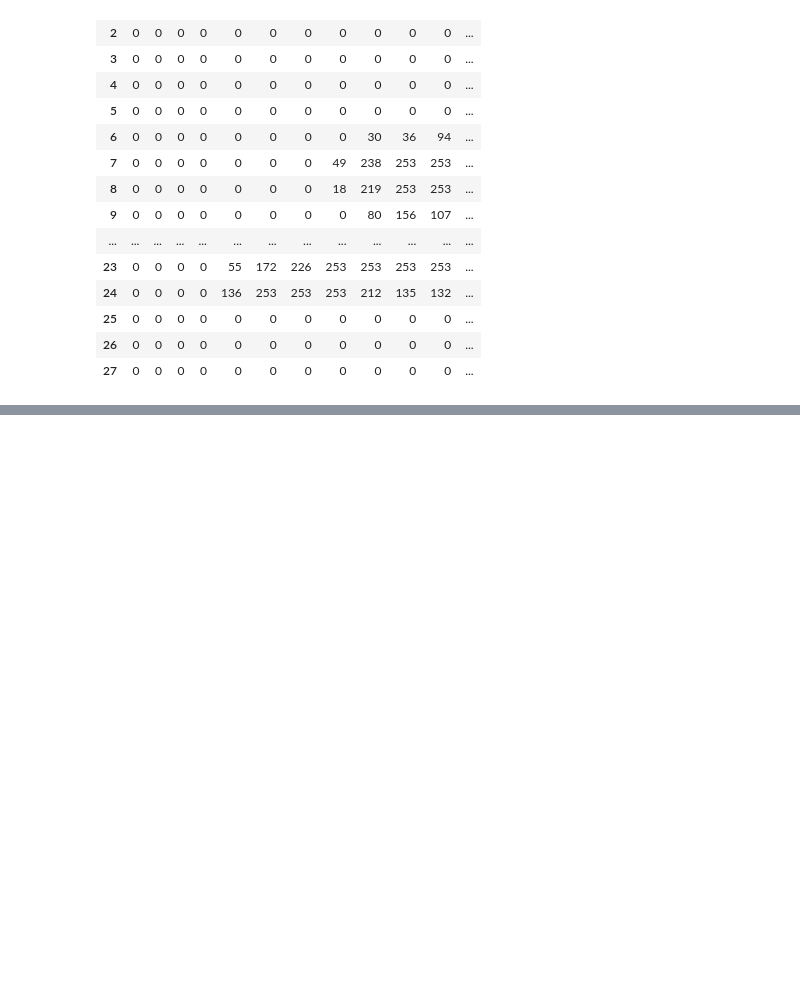
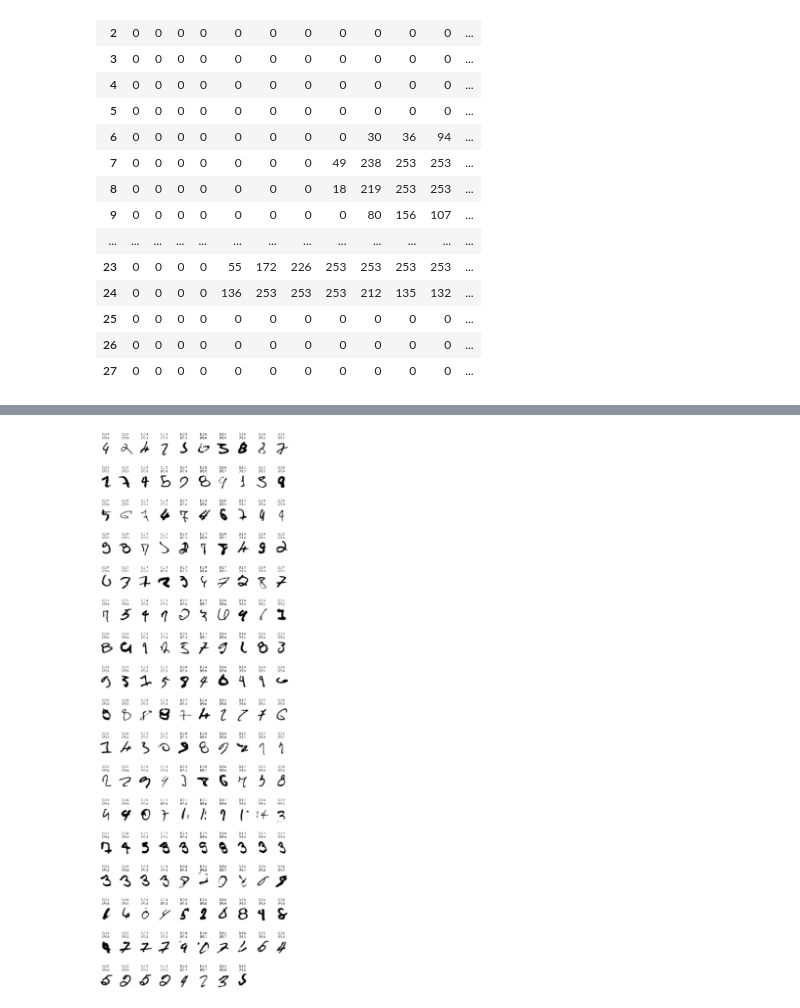
Before and after one commit to alrb2005/MechaineLearing-0716-, a Jupyter notebook: mlp.ipynb, the cells around one changed output, grey strips where cells are left out. Drawn from its saved outputs; the diff is of its cells as text; code cells hidden in the pictures; blank space fills up the shorter version.

```diff
--- a/mlp.ipynb
+++ b/mlp.ipynb
@@ -57,0 +68,6 @@ model.summary()
+# %%
+from tensorflow.keras.losses import CategoricalCrossentropy
+from tensorflow.keras.optimizers import Adam
+model.compile(loss=CategoricalCrossentropy(),
+       optimizer=Adam(),
+       metrics=["accuracy"])
@@ -57,0 +84,18 @@ model.summary()
+# %%
+x_train_norm = x_train.reshape(-1, 784) / 255
+x_test_norm = x_test.reshape(-1, 784) / 255
+# %%
+from tensorflow.keras.callbacks import ModelCheckpoint, EarlyStopping
+save_callback = ModelCheckpoint("mnist.h5", save_best_only=True)
+stop_callback = EarlyStopping(patience=5, restore_best_weights=True)
+# batch_size: 看幾筆再做一次梯度(平均)下降[20-200]
+# validation_split: 切出一部分資料來驗證模型好壞
+# epoch: 整份資料要看幾輪
+# verbose: 2 不要進度條
+model.fit(x_train_norm,
+     y_train_cat,
+     batch_size=200,
+     validation_split=0.1,
+     epochs=50,
+     verbose=2,
+     callbacks=[stop_callback, save_callback])
@@ -57,0 +136,5 @@ model.summary()
+# %%
+# sklearn: predict(預測類別) predict_proba(預測機率)
+# tensorflow: predict_classes(預測類別) predict(預測機率)
+pre = model.predict_classes(x_test_norm)
+pre
@@ -57,0 +161,18 @@ model.summary()
+# %%
+import numpy as np
+import matplotlib.pyplot as plt
+%matplotlib inline
+#np.nonzero(pre != y_test)[0] # 這是一個tuple型式的，第一個array是X，另一個array是Y，這邊只有一維，所以取[0]
+plt.figure(figsize=(14, 42))
+idx = np.nonzero(pre != y_test)[0]
+width = 10
+height = len(idx) // width + 1
+for i, d  in enumerate(idx):
+    img, label, p = x_test[d], y_test[d], pre[d]
+    t = "[L]:{}\n[P]:{}".format(label, p)
+    plt.subplot(height, width, i+1)
+    plt.title(t)
+    plt.axis("off")
+    plt.imshow(img, cmap="Greys")
+# %% [output]
+[figure, added]
```
Also changed, not shown: parts of 9 cells of this notebook.
